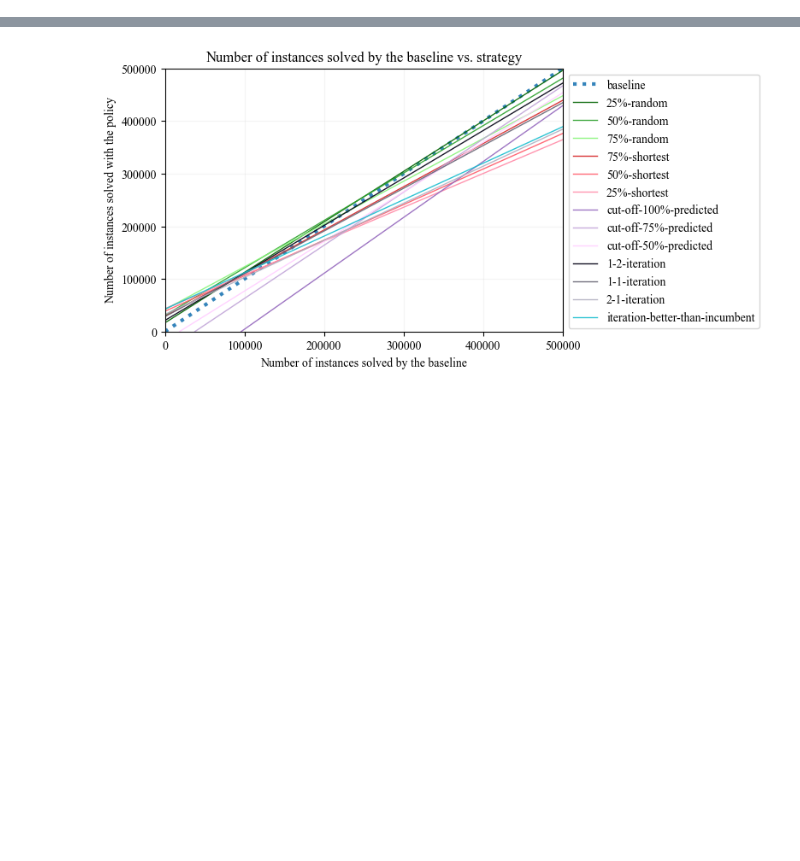
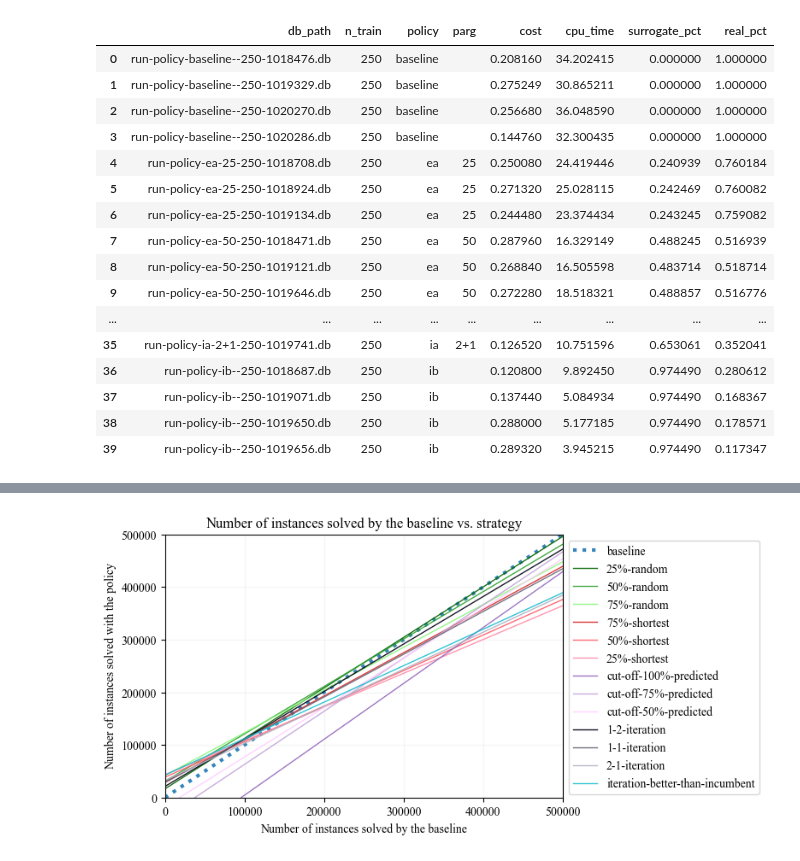
Before and after one commit to zakrzewow/raw-algorithm-portfolios, a Jupyter notebook: results.ipynb, the cells around one changed output, grey strips where cells are left out. Cells and saved outputs as stored; diff of their text form; code cells hidden in the pictures; blank space fills up the shorter version.

```diff
--- a/results.ipynb
+++ b/results.ipynb
@@ -68,0 +83,76 @@ df
+# %%
+records = []
+db_path_list = list(PHASE2_TRASH_DIR.glob("run-policy-*.db"))
+progress_bar = tqdm(total=len(db_path_list), desc="Processing")
+
+for db_path in db_path_list:
+    parts = db_path.stem.split("-")
+    policy, parg, n_train = parts[2:5]
+    progress_bar.set_description(f"{policy=}, {parg=}, {n_train=}")
+
+    db = DB(db_path)
+    results = db.get_results()
+    results_test = results.loc[results["prefix"].str.startswith("test")]
+    # if results_test.shape[0] != 2500:
+    if results_test.empty:
+        print(f"No results {db_path}")
+        db._conn.close()
+        db_path.unlink()
+        continue
+    cost = (
+        results.loc[results["prefix"].str.startswith("test")]
+        .groupby(["instance_id", "prefix"])["cost"]
+        .min()  # min for every problem (of 2 solvers)
+        .reset_index()
+        .groupby("instance_id")["cost"]
+        .median()  # median over 5 runs
+    )
+    if cost.max() >= 100:
+        print(f"Test cut-off {db_path}")
+    cost = cost.mean()  # total mean score
+    cpu_time = (
+        results.loc[
+            results["prefix"].str.startswith("config")
+            & results["cached"].eq(0)
+            & results["surrogate"].eq(0),
+            "time",
+        ].sum()
+        / 3600
+    )
+    surrogate_pct = results.loc[results["prefix"].str.startswith("config")].groupby(["solver_id", "instance_id"])["surrogate"].max().mean()
+    real_pct = results.loc[results["prefix"].str.startswith("config")].groupby(["solver_id", "instance_id"])["surrogate"].min().eq(0).mean()
+    records.append(
+        {
+            "db_path": db_path.parts[-1],
+            "n_train": n_train,
+            "policy": policy,
+            "parg": parg,
+            "cost": cost,
+            "cpu_time": cpu_time,
+            "surrogate_pct": surrogate_pct,
+            "real_pct": real_pct,
+        }
+    )
+    progress_bar.update(1)
+progress_bar.close()
+
+df2 = pd.DataFrame(records)
+df2
+# %% [output]
+|  | db_path | n_train | policy | parg | cost | cpu_time | surrogate_pct | real_pct |
+| 0 | run-policy-baseline--250-1018476.db | 250 | baseline |  | 0.208160 | 34.202415 | 0.000000 | 1.000000 |
+| 1 | run-policy-baseline--250-1019329.db | 250 | baseline |  | 0.275249 | 30.865211 | 0.000000 | 1.000000 |
+| 2 | run-policy-baseline--250-1020270.db | 250 | baseline |  | 0.256680 | 36.048590 | 0.000000 | 1.000000 |
+| 3 | run-policy-baseline--250-1020286.db | 250 | baseline |  | 0.144760 | 32.300435 | 0.000000 | 1.000000 |
+| 4 | run-policy-ea-25-250-1018708.db | 250 | ea | 25 | 0.250080 | 24.419446 | 0.240939 | 0.760184 |
+| 5 | run-policy-ea-25-250-1018924.db | 250 | ea | 25 | 0.271320 | 25.028115 | 0.242469 | 0.760082 |
+| 6 | run-policy-ea-25-250-1019134.db | 250 | ea | 25 | 0.244480 | 23.374434 | 0.243245 | 0.759082 |
+| 7 | run-policy-ea-50-250-1018471.db | 250 | ea | 50 | 0.287960 | 16.329149 | 0.488245 | 0.516939 |
+| 8 | run-policy-ea-50-250-1019121.db | 250 | ea | 50 | 0.268840 | 16.505598 | 0.483714 | 0.518714 |
+| 9 | run-policy-ea-50-250-1019646.db | 250 | ea | 50 | 0.272280 | 18.518321 | 0.488857 | 0.516776 |
+| ... | ... | ... | ... | ... | ... | ... | ... | ... |
+| 35 | run-policy-ia-2+1-250-1019741.db | 250 | ia | 2+1 | 0.126520 | 10.751596 | 0.653061 | 0.352041 |
+| 36 | run-policy-ib--250-1018687.db | 250 | ib |  | 0.120800 | 9.892450 | 0.974490 | 0.280612 |
+| 37 | run-policy-ib--250-1019071.db | 250 | ib |  | 0.137440 | 5.084934 | 0.974490 | 0.168367 |
+| 38 | run-policy-ib--250-1019650.db | 250 | ib |  | 0.288000 | 5.177185 | 0.974490 | 0.178571 |
+| 39 | run-policy-ib--250-1019656.db | 250 | ib |  | 0.289320 | 3.945215 | 0.974490 | 0.117347 |
```
Also changed, not shown: parts of 8 cells of this notebook.
